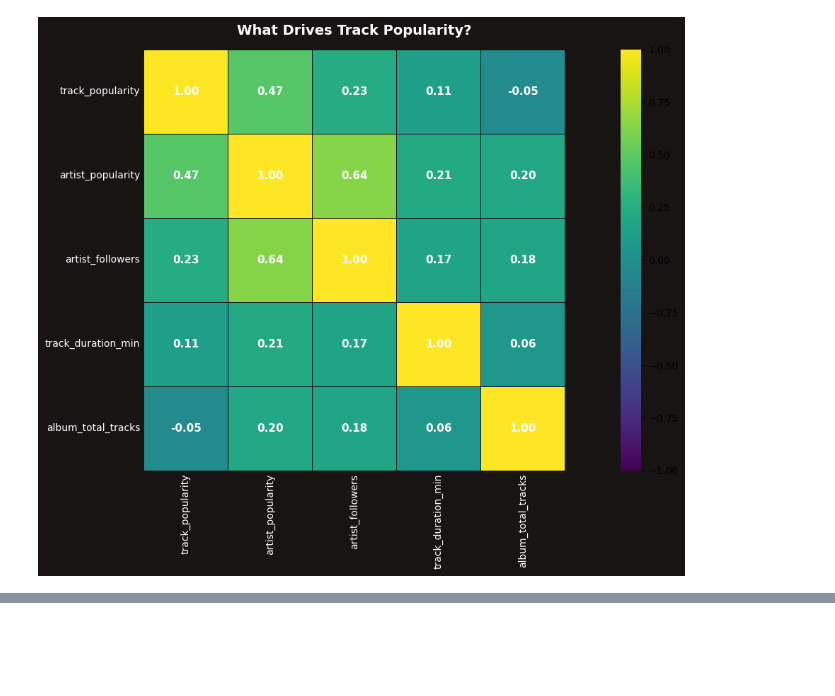
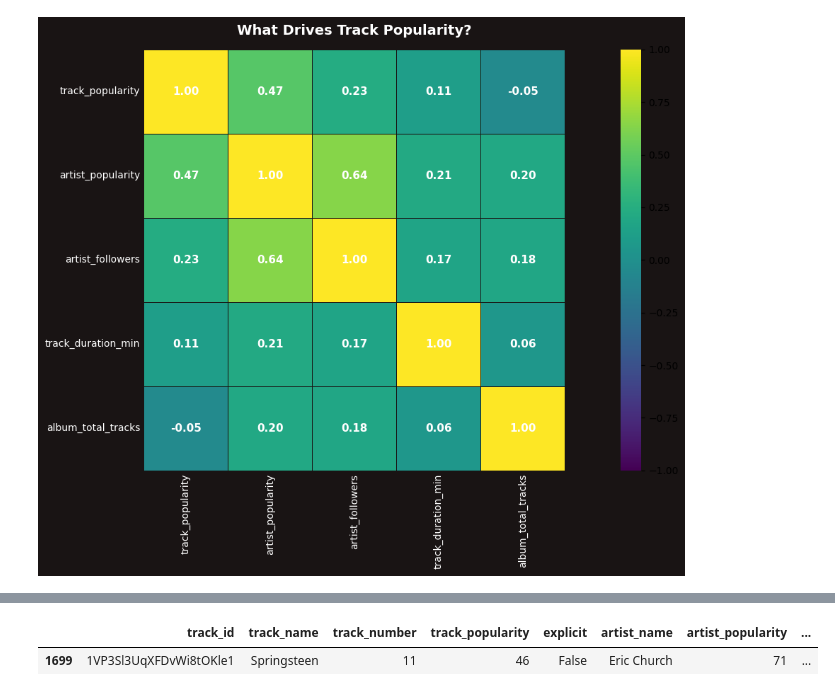
Before and after one commit to arpitmathur16/project_spotify, a Jupyter notebook: Project_Spotify.ipynb, the cells around one changed output, grey strips where cells are left out. Cells and saved outputs as stored; diff of their text form; code cells hidden in the pictures; blank space fills up the shorter version.

```diff
--- a/Project_Spotify.ipynb
+++ b/Project_Spotify.ipynb
@@ -509,0 +536,5 @@ plt.show()
+# %%
+df.sample()
+# %% [output]
+|  | track_id | track_name | track_number | track_popularity | explicit | artist_name | artist_popularity | ... |
+| 1699 | 1VP3Sl3UqXFDvWi8tOKle1 | Springsteen | 11 | 46 | False | Eric Church | 71 | ... |
```
Also changed, not shown: parts of 15 cells of this notebook.
